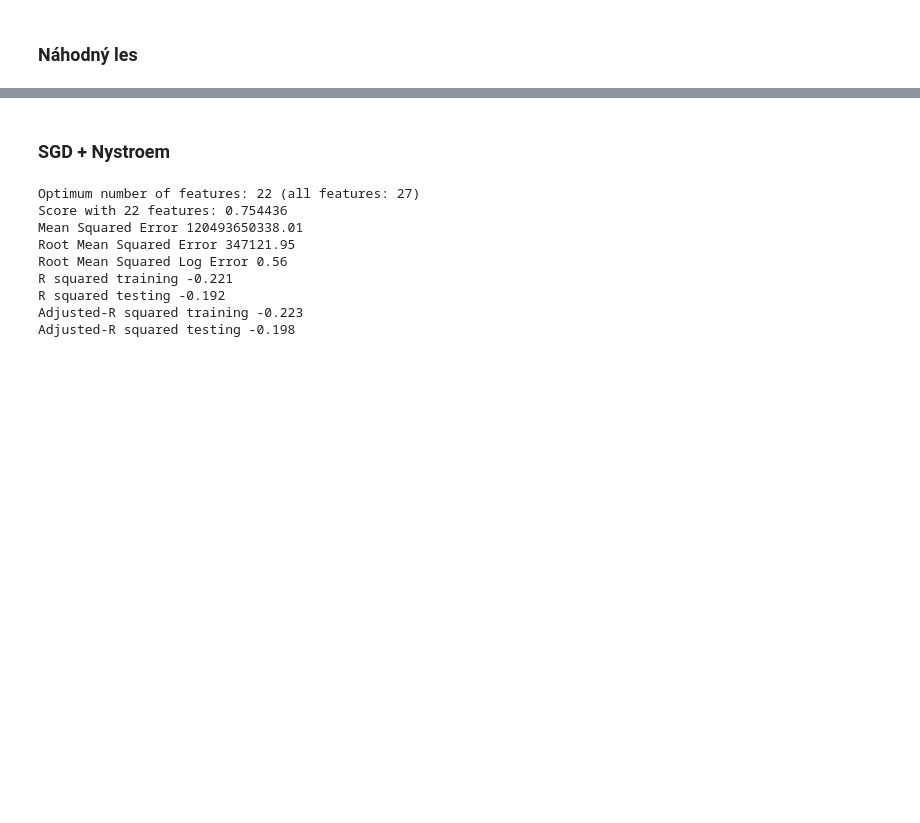
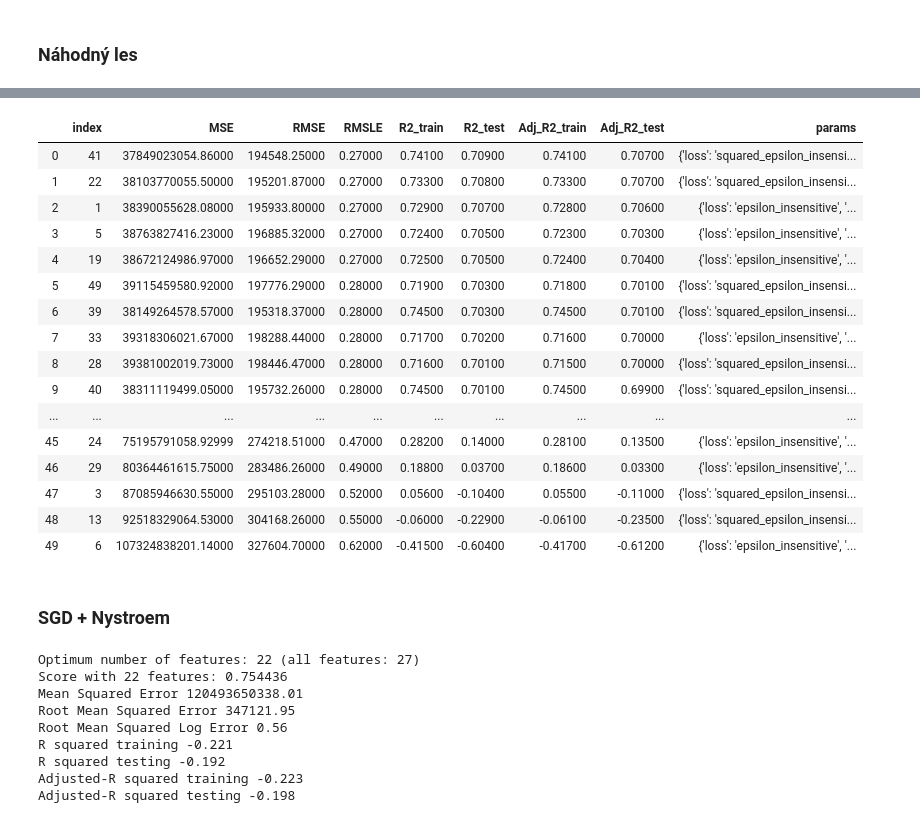
Before and after one commit to mirec3009/oznal_project, a Jupyter notebook: notebooks/Experimentovanie_a_vyhodnotenie.ipynb, the cells around one changed output, grey strips where cells are left out. Saved outputs shown, nothing was run; the diff lists cells and outputs as text; code cells hidden in the pictures; blank space fills up the shorter version.

```diff
--- a/notebooks/Experimentovanie_a_vyhodnotenie.ipynb
+++ b/notebooks/Experimentovanie_a_vyhodnotenie.ipynb
@@ -580,0 +698,66 @@ Adjusted-R squared testing 0.625
+# %%
+def objective_RS_LinearSVR(hyperparameters, iteration, features1):
+
+    clf = LinearSVR(**hyperparameters)
+    X_my_train = X_train[features1]#.values.reshape(-1,1)
+    X_my_valid = X_valid[features1]#.values.reshape(-1,1)
+
+    clf.fit(X_my_train, np.ravel(y_train))
+
+    y_hat = clf.predict(X_my_valid)
+    mean_squared_error=metrics.mean_squared_error(inv_boxcox(y_valid, price_lambda),inv_boxcox(y_hat, price_lambda))
+    rmlse = metrics.mean_squared_log_error(inv_boxcox(y_valid, price_lambda), inv_boxcox(y_hat, price_lambda))
+
+    r2_train = clf.score(X_my_train, y_train)
+    r2_test = clf.score(X_my_valid, y_valid)
+    adj_r2_train = 1 - (((1 - r2_train) * (X_my_train.shape[0] - 1)) / (X_my_train.shape[0] - X_my_train.shape[1] - 1))
+    adj_r2_test = 1 - (((1 - r2_test) * (X_my_valid.shape[0] - 1)) / (X_my_valid.shape[0] - X_my_valid.shape[1] - 1))
+
+    score = {
+        "MSE": round(mean_squared_error, 2),
+        "RMSE": round(np.sqrt(mean_squared_error),2),
+        "RMSLE": round(np.sqrt(rmlse),2),
+        "R2_train": round(r2_train,3),
+        "R2_test": round(r2_test,3),
+        "Adj_R2_train": round(adj_r2_train,3),
+        "Adj_R2_test": round(adj_r2_test,3)
+    }
+
+    return [score, hyperparameters]
+
+def random_search(param_grid, max_iterations, features):
+
+    df_results = pd.DataFrame(columns = ['MSE', 'RMSE', 'RMSLE', 'R2_train', 'R2_test', 'Adj_R2_train', 'Adj_R2_test', 'params'],
+                                  index = list(range(max_iterations)))
+
+    for i in range(max_iterations):
+        hyperparameters = {k: random.choice(v) for k, v in param_grid.items()}
+
+        eval_results = objective_RS_LinearSVR(hyperparameters, i, features)
+        for k,v in eval_results[0].items():
+            df_results[k][i] = v
+        df_results['params'][i] = eval_results[1]
+
+    # Sort with best score on top
+    df_results.sort_values('R2_test', ascending = False, inplace = True)
+    df_results.reset_index(inplace=True)
+
+    return df_results
+
+param_grid = {
+#      "C": np.random.uniform(1.2, 2.0, 100),
+#     "dual":[True],
+#     "epsilon":np.random.uniform(0.1, 0.2, 100),
+#     "fit_intercept":[True],
+#     "intercept_scaling":[1],
+    "loss":['epsilon_insensitive', 'squared_epsilon_insensitive'],
+    "max_iter":[10000],
+    "tol":np.random.uniform(1e-6, 5e-4, 100),
+#     "verbose":[0]
+}
+
+random.seed(50)
+features1 = feature_selection2.select_features_RFE(X_train, X_valid, y_train, y_valid)
+df_results = random_search(param_grid, 50, features1)
+df_results
+# %% [output]
@@ -581,3 +766,20 @@ Adjusted-R squared testing 0.625
+|  | index | MSE | RMSE | RMSLE | R2_train | R2_test | Adj_R2_train | Adj_R2_test | params |
+| 0 | 41 | 37849023054.86000 | 194548.25000 | 0.27000 | 0.74100 | 0.70900 | 0.74100 | 0.70700 | {'loss': 'squared_epsilon_insensi... |
+| 1 | 22 | 38103770055.50000 | 195201.87000 | 0.27000 | 0.73300 | 0.70800 | 0.73300 | 0.70700 | {'loss': 'squared_epsilon_insensi... |
+| 2 | 1 | 38390055628.08000 | 195933.80000 | 0.27000 | 0.72900 | 0.70700 | 0.72800 | 0.70600 | {'loss': 'epsilon_insensitive', '... |
+| 3 | 5 | 38763827416.23000 | 196885.32000 | 0.27000 | 0.72400 | 0.70500 | 0.72300 | 0.70300 | {'loss': 'epsilon_insensitive', '... |
+| 4 | 19 | 38672124986.97000 | 196652.29000 | 0.27000 | 0.72500 | 0.70500 | 0.72400 | 0.70400 | {'loss': 'epsilon_insensitive', '... |
+| 5 | 49 | 39115459580.92000 | 197776.29000 | 0.28000 | 0.71900 | 0.70300 | 0.71800 | 0.70100 | {'loss': 'squared_epsilon_insensi... |
+| 6 | 39 | 38149264578.57000 | 195318.37000 | 0.28000 | 0.74500 | 0.70300 | 0.74500 | 0.70100 | {'loss': 'squared_epsilon_insensi... |
+| 7 | 33 | 39318306021.67000 | 198288.44000 | 0.28000 | 0.71700 | 0.70200 | 0.71600 | 0.70000 | {'loss': 'epsilon_insensitive', '... |
+| 8 | 28 | 39381002019.73000 | 198446.47000 | 0.28000 | 0.71600 | 0.70100 | 0.71500 | 0.70000 | {'loss': 'squared_epsilon_insensi... |
+| 9 | 40 | 38311119499.05000 | 195732.26000 | 0.28000 | 0.74500 | 0.70100 | 0.74500 | 0.69900 | {'loss': 'squared_epsilon_insensi... |
+| ... | ... | ... | ... | ... | ... | ... | ... | ... | ... |
+| 45 | 24 | 75195791058.92999 | 274218.51000 | 0.47000 | 0.28200 | 0.14000 | 0.28100 | 0.13500 | {'loss': 'epsilon_insensitive', '... |
+| 46 | 29 | 80364461615.75000 | 283486.26000 | 0.49000 | 0.18800 | 0.03700 | 0.18600 | 0.03300 | {'loss': 'epsilon_insensitive', '... |
+| 47 | 3 | 87085946630.55000 | 295103.28000 | 0.52000 | 0.05600 | -0.10400 | 0.05500 | -0.11000 | {'loss': 'squared_epsilon_insensi... |
+| 48 | 13 | 92518329064.53000 | 304168.26000 | 0.55000 | -0.06000 | -0.22900 | -0.06100 | -0.23500 | {'loss': 'squared_epsilon_insensi... |
+| 49 | 6 | 107324838201.14000 | 327604.70000 | 0.62000 | -0.41500 | -0.60400 | -0.41700 | -0.61200 | {'loss': 'epsilon_insensitive', '... |
 # %% [markdown]
 ### SGD + Nystroem
 # %%
```
Also changed, not shown: parts of 28 cells of this notebook, 2 other files.
